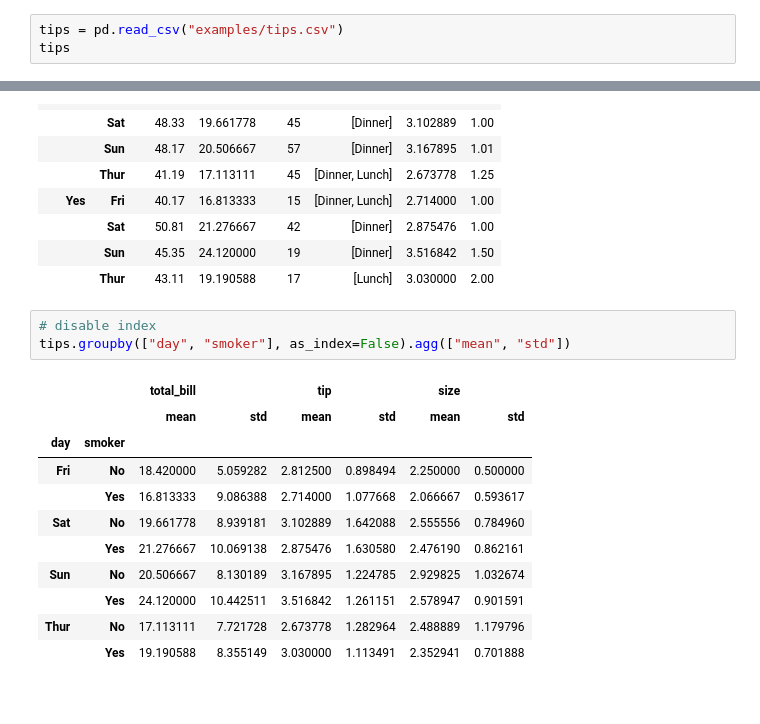
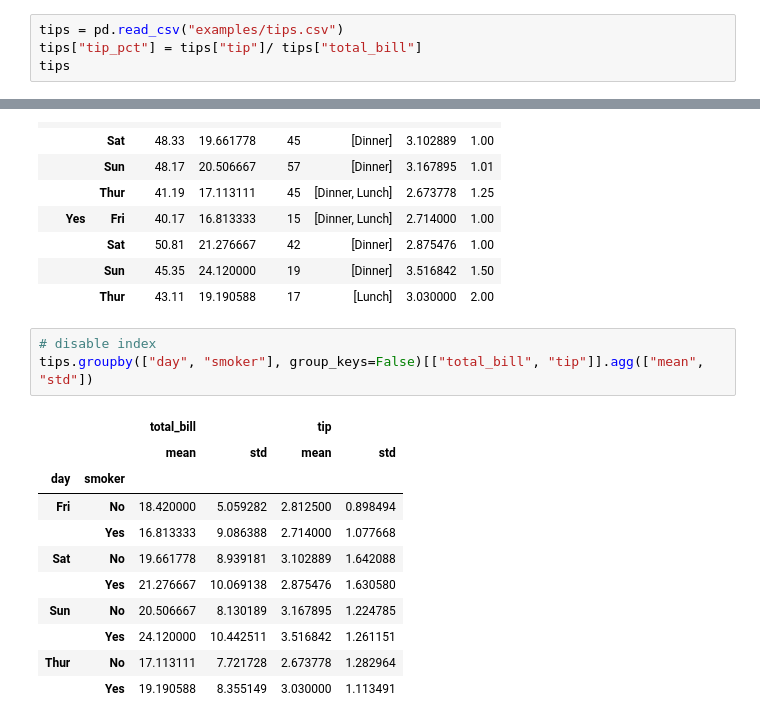
Before and after one commit to shelleygoel/pydata-book, a Jupyter notebook: group_ops.ipynb, the cells around one changed output, grey strips where cells are left out. Cells and saved outputs as stored; diff of their text form.

Commit message:
group ops using apply

```diff
--- a/group_ops.ipynb
+++ b/group_ops.ipynb
@@ -357,5 +357,6 @@ grouped.mean()
 # Column-wise and Multiple function application
 # %%
 tips = pd.read_csv("examples/tips.csv")
+tips["tip_pct"] = tips["tip"]/ tips["total_bill"]
 tips
 # %% [output]
@@ -434,16 +435,16 @@ tips_grp.agg({"total_bill": [("bill_max", "max"), "mean"], "time": ["count", np.
 |  | Thur | 43.11 | 19.190588 | 17 | [Lunch] | 3.030000 | 2.00 |
 # %%
 # disable index
-tips.groupby(["day", "smoker"], as_index=False).agg(["mean", "std"])
+tips.groupby(["day", "smoker"], group_keys=False)[["total_bill", "tip"]].agg(["mean", "std"])
 # %% [output]
-|  |  | total_bill |  | tip |  | size |  |
-|  |  | mean | std | mean | std | mean | std |
-| day | smoker |  |  |  |  |  |  |
-| Fri | No | 18.420000 | 5.059282 | 2.812500 | 0.898494 | 2.250000 | 0.500000 |
-|  | Yes | 16.813333 | 9.086388 | 2.714000 | 1.077668 | 2.066667 | 0.593617 |
-| Sat | No | 19.661778 | 8.939181 | 3.102889 | 1.642088 | 2.555556 | 0.784960 |
-|  | Yes | 21.276667 | 10.069138 | 2.875476 | 1.630580 | 2.476190 | 0.862161 |
-| Sun | No | 20.506667 | 8.130189 | 3.167895 | 1.224785 | 2.929825 | 1.032674 |
-|  | Yes | 24.120000 | 10.442511 | 3.516842 | 1.261151 | 2.578947 | 0.901591 |
-| Thur | No | 17.113111 | 7.721728 | 2.673778 | 1.282964 | 2.488889 | 1.179796 |
-|  | Yes | 19.190588 | 8.355149 | 3.030000 | 1.113491 | 2.352941 | 0.701888 |
+|  |  | total_bill |  | tip |  |
+|  |  | mean | std | mean | std |
+| day | smoker |  |  |  |  |
+| Fri | No | 18.420000 | 5.059282 | 2.812500 | 0.898494 |
+|  | Yes | 16.813333 | 9.086388 | 2.714000 | 1.077668 |
+| Sat | No | 19.661778 | 8.939181 | 3.102889 | 1.642088 |
+|  | Yes | 21.276667 | 10.069138 | 2.875476 | 1.630580 |
+| Sun | No | 20.506667 | 8.130189 | 3.167895 | 1.224785 |
+|  | Yes | 24.120000 | 10.442511 | 3.516842 | 1.261151 |
+| Thur | No | 17.113111 | 7.721728 | 2.673778 | 1.282964 |
+|  | Yes | 19.190588 | 8.355149 | 3.030000 | 1.113491 |
```
Also changed, not shown: parts of 7 cells of this notebook.
